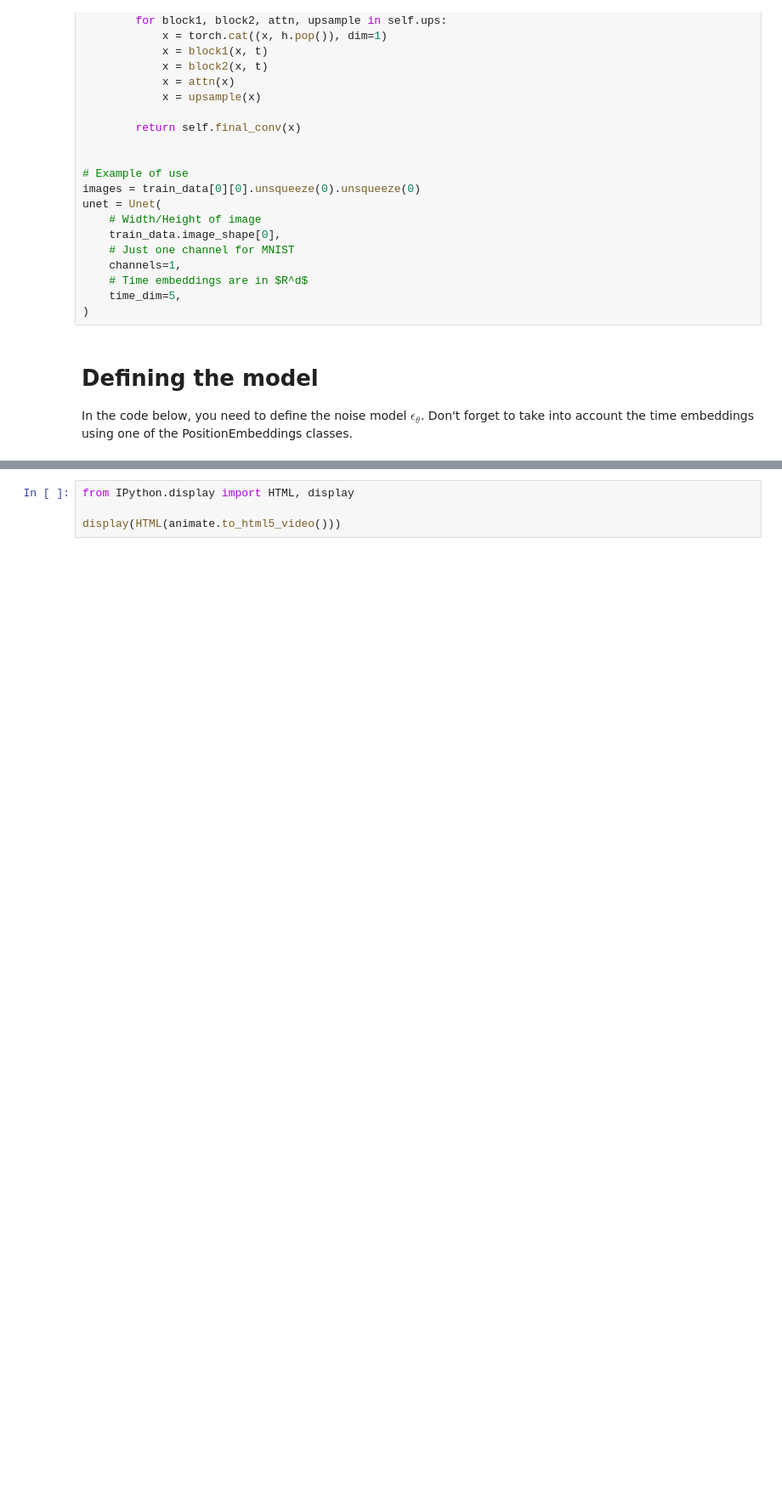
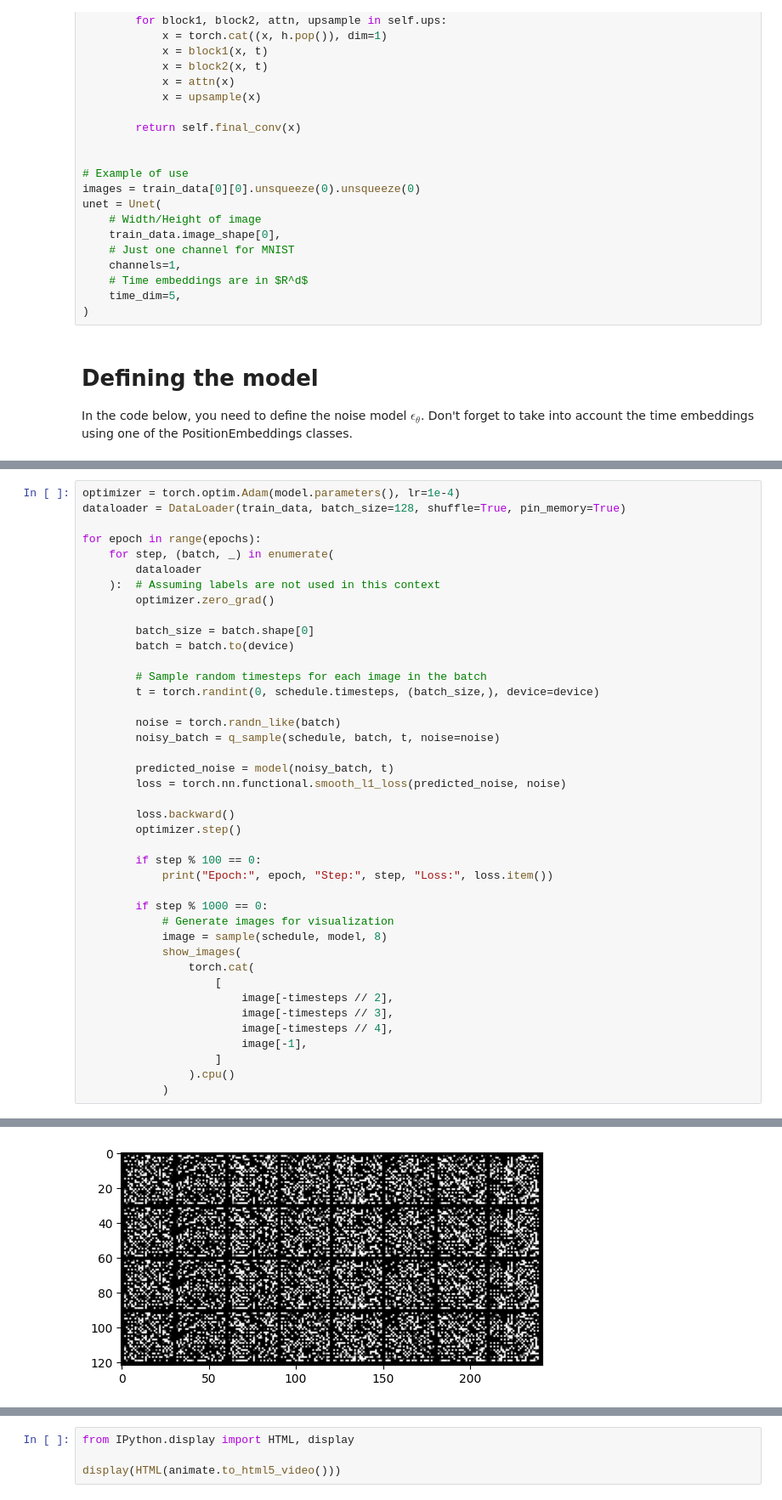
Before and after one commit to Jad-yehya/Advanced-deep, a Jupyter notebook: Diffusion/diffusion.student.ipynb, the cells around one changed output, grey strips where cells are left out. Shown at 85% size. Drawn from its saved outputs; the diff is of its cells as text; blank space fills up the shorter version.

```diff
--- a/Diffusion/diffusion.student.ipynb
+++ b/Diffusion/diffusion.student.ipynb
@@ -844,0 +808,42 @@ Epoch: 4 Step: 400 Loss: 0.06753025203943253
+# %%
+optimizer = torch.optim.Adam(model.parameters(), lr=1e-4)
+dataloader = DataLoader(train_data, batch_size=128, shuffle=True, pin_memory=True)
+
+for epoch in range(epochs):
+    for step, (batch, _) in enumerate(
+        dataloader
+    ):  # Assuming labels are not used in this context
+        optimizer.zero_grad()
+
+        batch_size = batch.shape[0]
+        batch = batch.to(device)
+
+        # Sample random timesteps for each image in the batch
+        t = torch.randint(0, schedule.timesteps, (batch_size,), device=device)
+
+        noise = torch.randn_like(batch)
+        noisy_batch = q_sample(schedule, batch, t, noise=noise)
+
+        predicted_noise = model(noisy_batch, t)
+        loss = torch.nn.functional.smooth_l1_loss(predicted_noise, noise)
+
+        loss.backward()
+        optimizer.step()
+
+        if step % 100 == 0:
+            print("Epoch:", epoch, "Step:", step, "Loss:", loss.item())
+
+        if step % 1000 == 0:
+            # Generate images for visualization
+            image = sample(schedule, model, 8)
+            show_images(
+                torch.cat(
+                    [
+                        image[-timesteps // 2],
+                        image[-timesteps // 3],
+                        image[-timesteps // 4],
+                        image[-1],
+                    ]
+                ).cpu()
+            )
+# %% [output]
@@ -844,0 +851 @@ Epoch: 4 Step: 400 Loss: 0.06753025203943253
+[figure, added]
```
Also changed, not shown: parts of 12 cells of this notebook.
